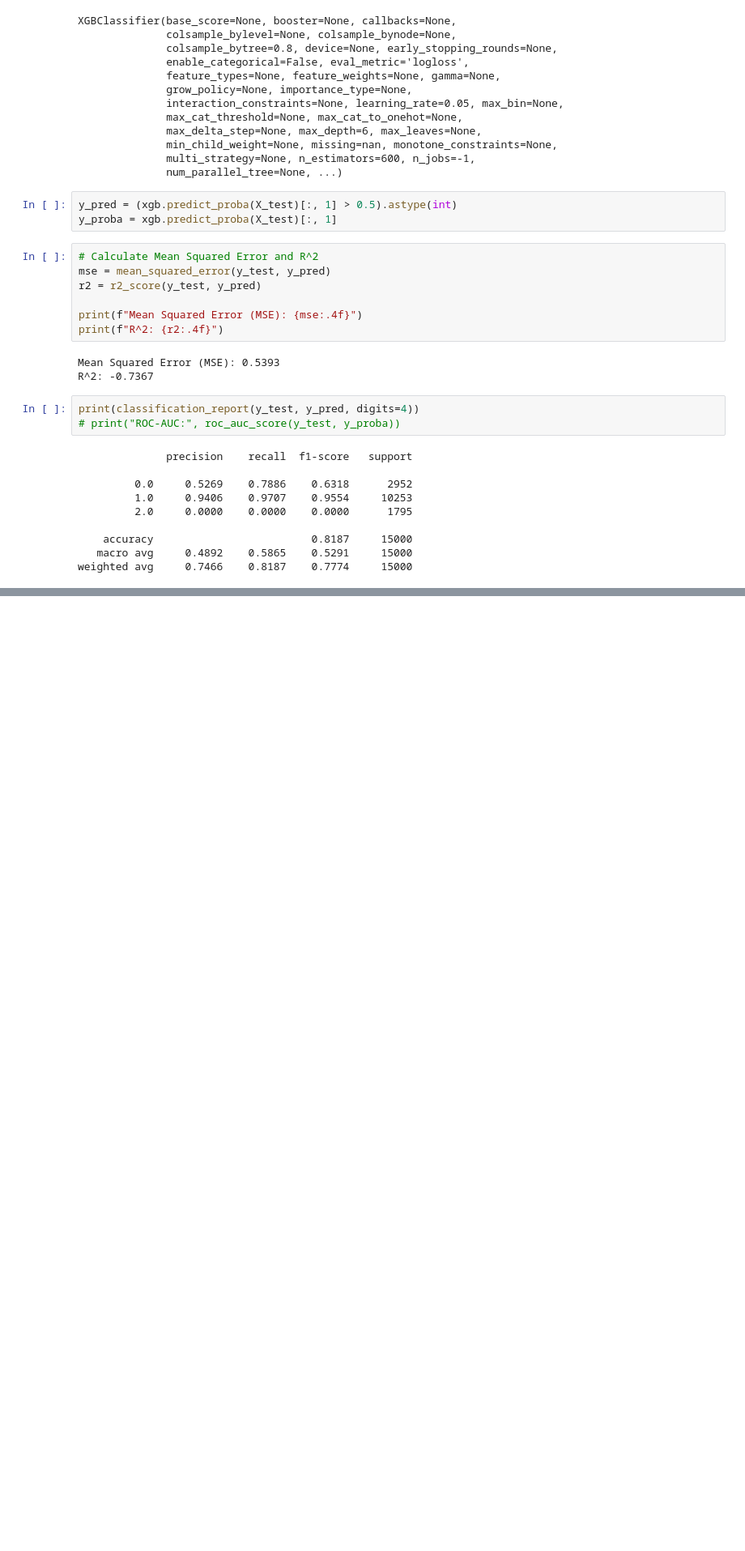
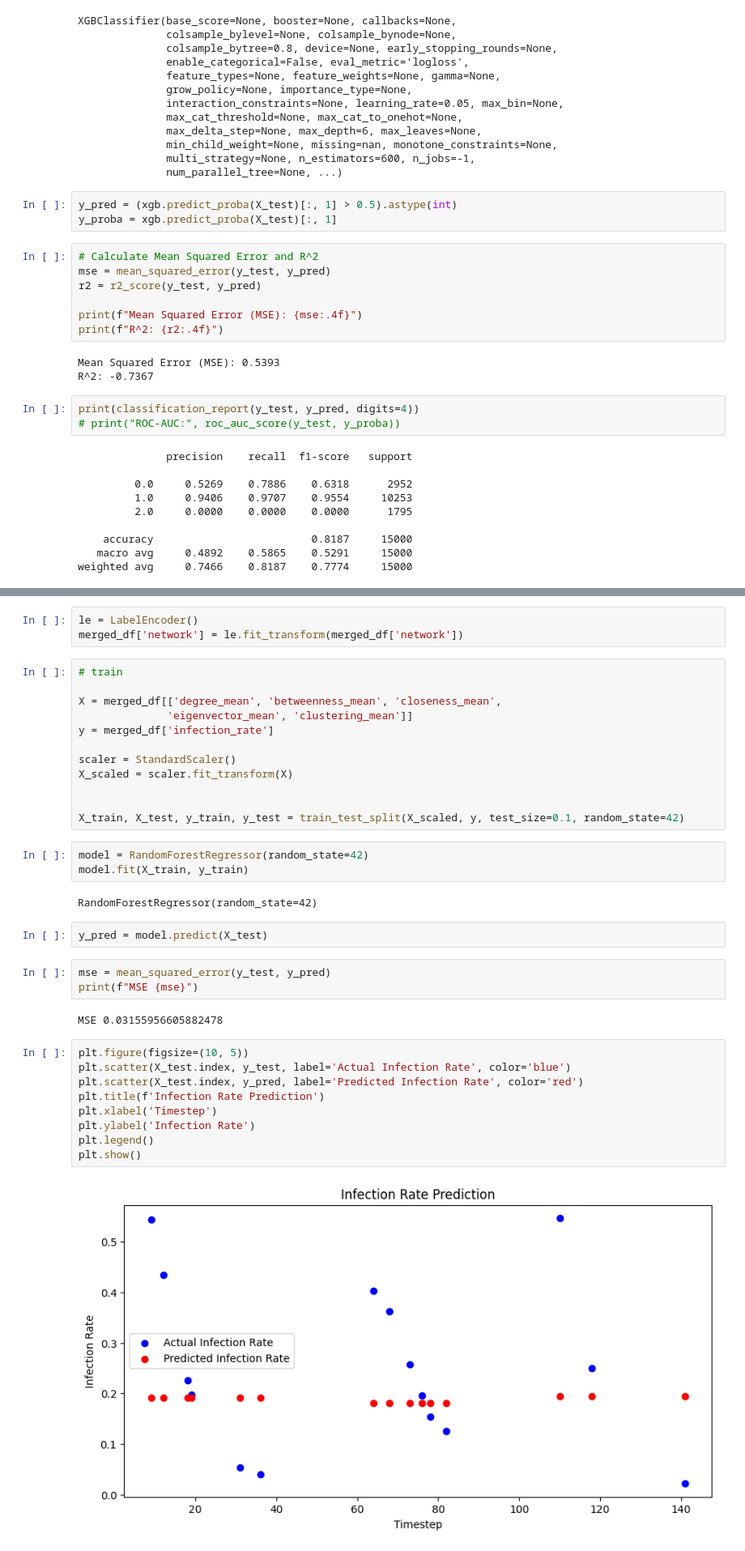
Before and after one commit to pxsa/complex-network-HW, a Jupyter notebook: HW3/code/dataset.ipynb, the cells around one changed output, grey strips where cells are left out. Shown at 81% size. Drawn from its saved outputs; the diff is of its cells as text; blank space fills up the shorter version.

Commit message:
test RF model on networks

```diff
--- a/HW3/code/dataset.ipynb
+++ b/HW3/code/dataset.ipynb
@@ -478,0 +572,38 @@ weighted avg     0.7466    0.8187    0.7774     15000
+# %%
+le = LabelEncoder()
+merged_df['network'] = le.fit_transform(merged_df['network'])
+# %%
+# train
+
+X = merged_df[['degree_mean', 'betweenness_mean', 'closeness_mean',
+              'eigenvector_mean', 'clustering_mean']]
+y = merged_df['infection_rate']
+
+scaler = StandardScaler()
+X_scaled = scaler.fit_transform(X)
+
+
+X_train, X_test, y_train, y_test = train_test_split(X_scaled, y, test_size=0.1, random_state=42)
+# %%
+model = RandomForestRegressor(random_state=42)
+model.fit(X_train, y_train)
+# %% [output]
+RandomForestRegressor(random_state=42)
+# %%
+y_pred = model.predict(X_test)
+# %%
+mse = mean_squared_error(y_test, y_pred)
+print(f"MSE {mse}")
+# %% [output]
+MSE 0.03155956605882478
+# %%
+plt.figure(figsize=(10, 5))
+plt.scatter(X_test.index, y_test, label='Actual Infection Rate', color='blue')
+plt.scatter(X_test.index, y_pred, label='Predicted Infection Rate', color='red')
+plt.title(f'Infection Rate Prediction')
+plt.xlabel('Timestep')
+plt.ylabel('Infection Rate')
+plt.legend()
+plt.show()
+# %% [output]
+[figure, added]
```
Also changed, not shown: parts of 35 cells of this notebook.
